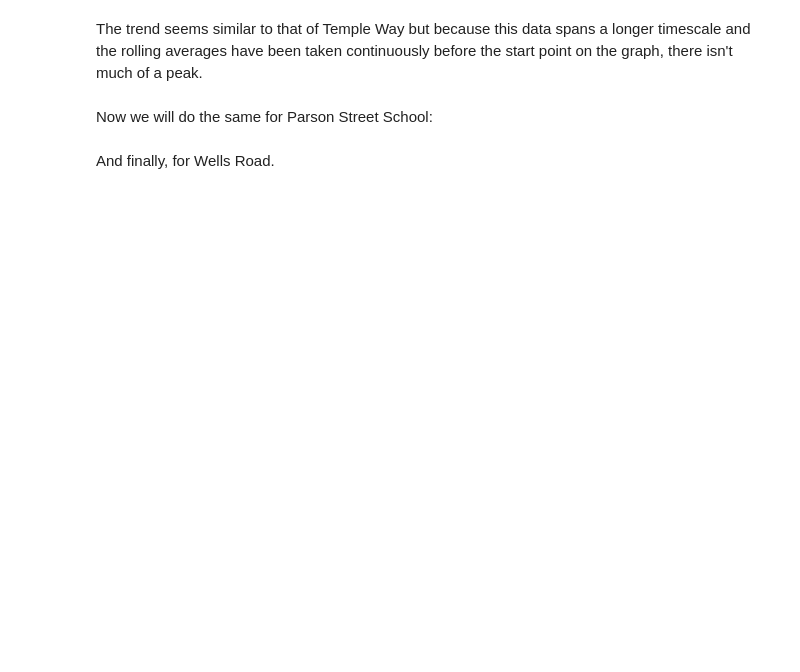
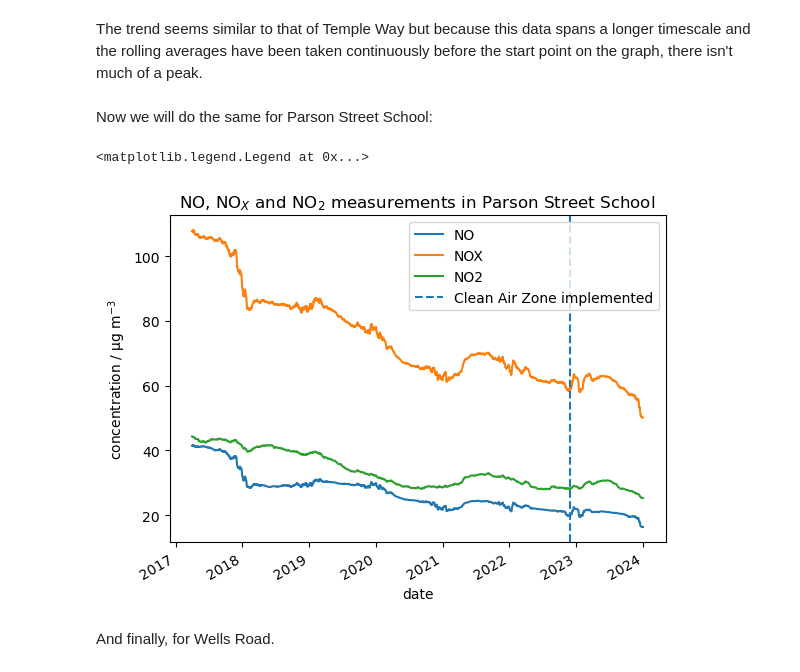
Before and after one commit to bri-sc/demo-sci-comp, a Jupyter notebook: 01_Demo_Scientific_Computing_v2.ipynb, the cells around one changed output. Drawn from its saved outputs; the diff is of its cells as text; code cells hidden in the pictures; blank space fills up the shorter version.

```diff
--- a/01_Demo_Scientific_Computing_v2.ipynb
+++ b/01_Demo_Scientific_Computing_v2.ipynb
@@ -182,12 +254,15 @@ data_parson.index = pd.to_datetime(data_parson.index)
 # %%
 data_parson.sort_index(inplace = True)
 data_parson_rolling_average = data_parson.rolling("365D", min_periods = 7).mean()
 data_parson_rolling_average[data_parson_rolling_average.index > "2017-04-01"].plot()
 plt.xlabel("date")
-plt.ylabel("concentration of NO$_X$ / µg m$^{-3}$")
-plt.title("NO$_X$ measurements in Parson Street School")
+plt.ylabel("concentration / µg m$^{-3}$")
+plt.title("NO, NO$_X$ and NO$_2$ measurements in Parson Street School")
 plt.axvline(x="2022-11-28", linestyle='--', label = "Clean Air Zone implemented")
 plt.legend()
+# %% [output]
+<matplotlib.legend.Legend at 0x...>
+[figure, added]
 # %% [markdown]
 And finally, for Wells Road.
 # %%
```
Also changed, not shown: parts of 23 cells of this notebook.
